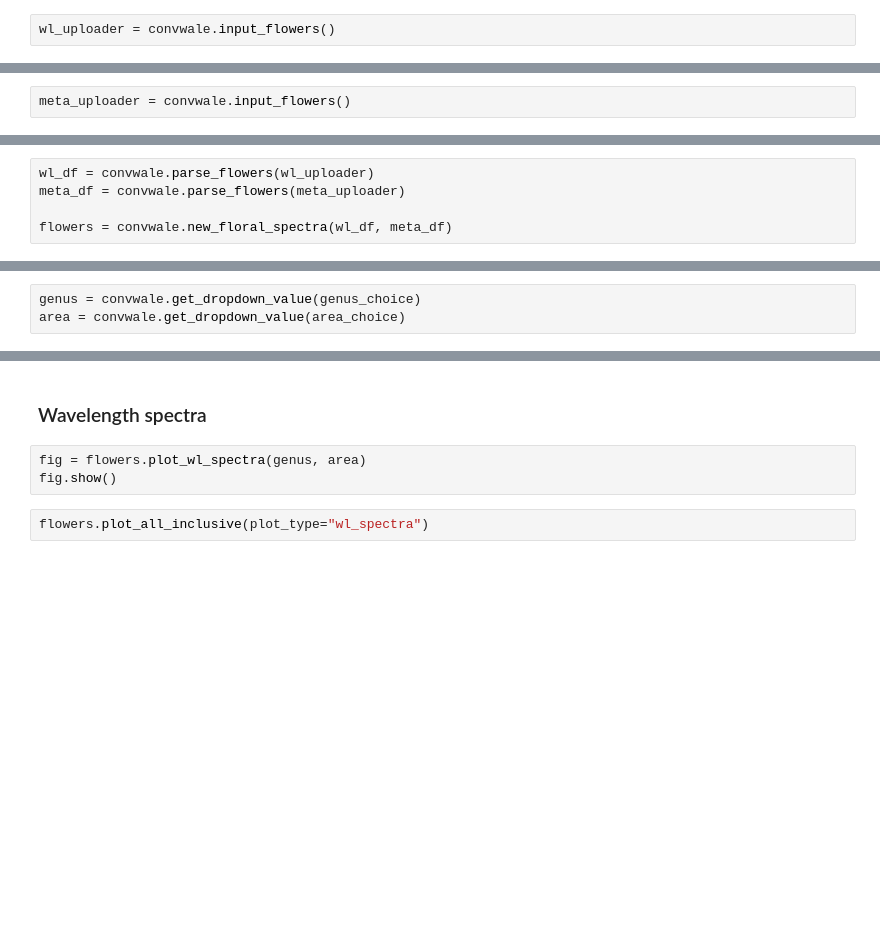
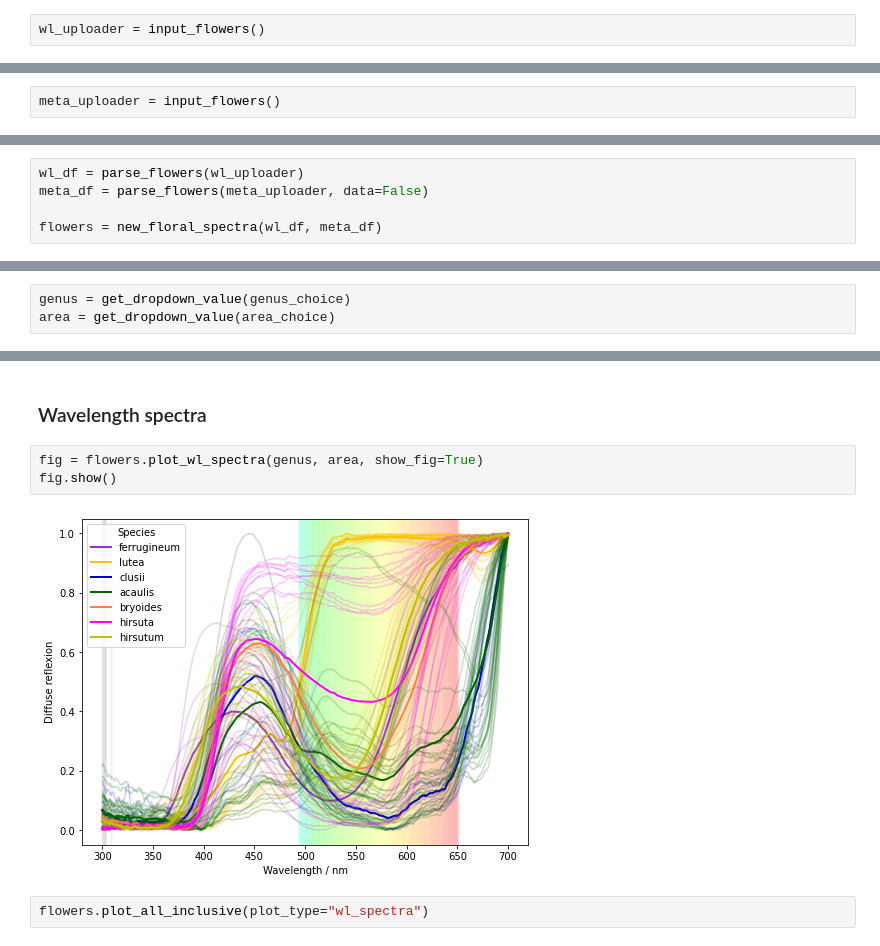
Before and after one commit to biothomme/Retinol, a Jupyter notebook: bumbleview/bumbleview.ipynb, the cells around one changed output, grey strips where cells are left out. Saved outputs shown, nothing was run; the diff lists cells and outputs as text; blank space fills up the shorter version.

```diff
--- a/bumbleview/bumbleview.ipynb
+++ b/bumbleview/bumbleview.ipynb
@@ -12,4 +37,4 @@ Please add a csv file (tab, comma or semicolon seperated) without header and row
 # %%
-wl_uploader = convwale.input_flowers()
+wl_uploader = input_flowers()
 # %% [output]
 FileUpload(value={}, accept='.csv', description='Upload')
@@ -18,4 +59,4 @@ Please add an additional csv file with meta information about all the samples. F
 # %%
-meta_uploader = convwale.input_flowers()
+meta_uploader = input_flowers()
 # %% [output]
 FileUpload(value={}, accept='.csv', description='Upload')
@@ -22,5 +65,5 @@ FileUpload(value={}, accept='.csv', description='Upload')
 # %%
-wl_df = convwale.parse_flowers(wl_uploader)
-meta_df = convwale.parse_flowers(meta_uploader)
+wl_df = parse_flowers(wl_uploader)
+meta_df = parse_flowers(meta_uploader, data=False)
 
-flowers = convwale.new_floral_spectra(wl_df, meta_df)
+flowers = new_floral_spectra(wl_df, meta_df)
@@ -37,13 +91,15 @@ area_choice = flowers.select_key(key="area", genus_choice=genus_choice)
 # %%
-genus = convwale.get_dropdown_value(genus_choice)
-area = convwale.get_dropdown_value(area_choice)
+genus = get_dropdown_value(genus_choice)
+area = get_dropdown_value(area_choice)
 # %% [markdown]
 ## Plot the physical spectra
 # %% [markdown]
 ### Wavelength spectra
 # %%
-fig = flowers.plot_wl_spectra(genus, area)
+fig = flowers.plot_wl_spectra(genus, area, show_fig=True)
 fig.show()
+# %% [output]
+[figure, added]
 # %%
 flowers.plot_all_inclusive(plot_type="wl_spectra")
 # %% [markdown]
```
Also changed, not shown: parts of 27 cells of this notebook, 1 other file.
